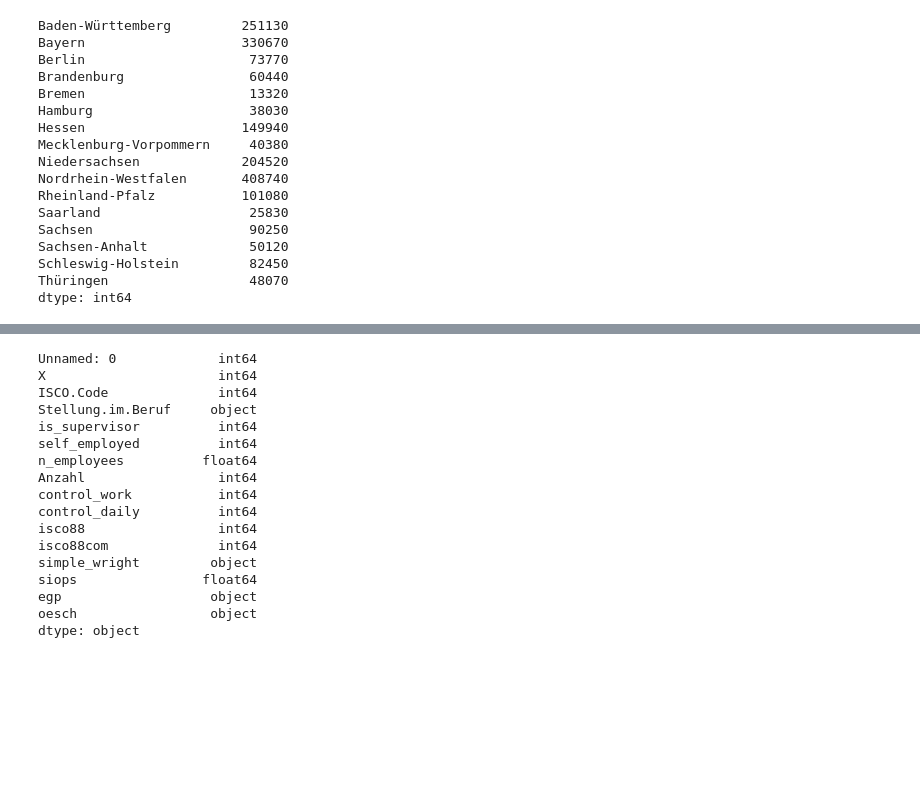
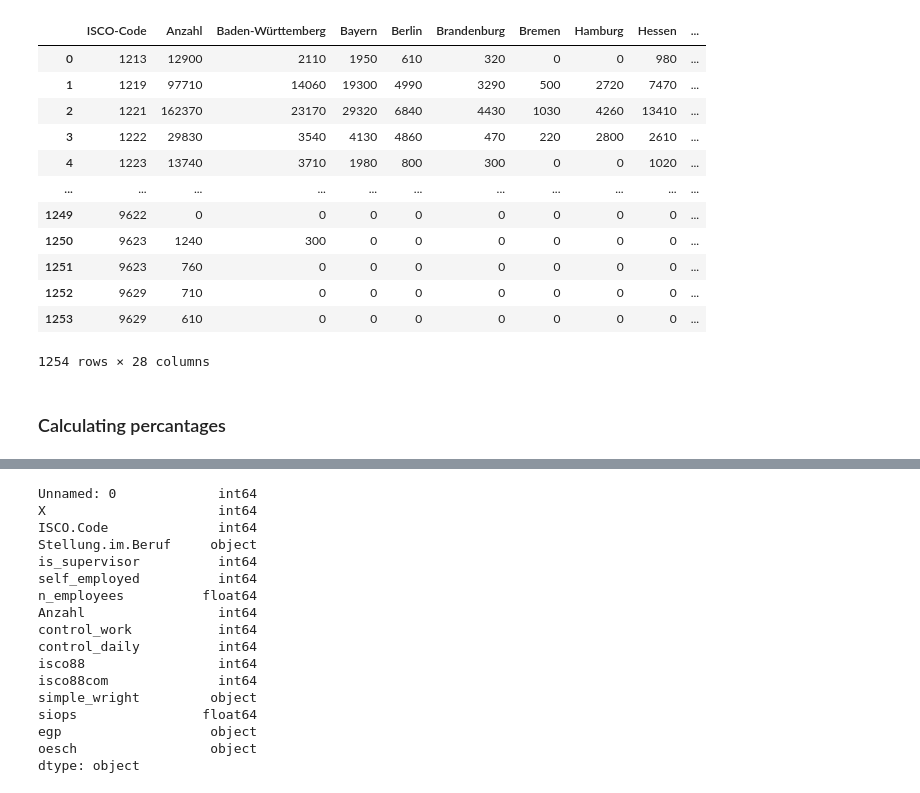
Before and after one commit to olendino/klassenanalyse, a Jupyter notebook: src/data_visualization.ipynb, the cells around one changed output, grey strips where cells are left out. Cells and saved outputs as stored; diff of their text form; code cells hidden in the pictures; blank space fills up the shorter version.

```diff
--- a/src/data_visualization.ipynb
+++ b/src/data_visualization.ipynb
@@ -23,23 +22,27 @@ livingstone_data = pd.read_csv(path_livingstone, index_col=0)  # Fixed: now load
 # Merge the datasets
 bundesländer_data = pd.merge(bundesländer_data, livingstone_data, left_on='ISCO-Code', right_on='ISCO-Code')
 #merged_data.drop(columns=['ISCO.Code'], inplace=True)
+# %%
+
+# Change 'Selbstständige ohne Beschäftigte' to 'Selbstständige'
+bundesländer_data.loc[bundesländer_data['mod_stellung_im_beruf'] == 'Selbstständige ohne Beschäftigte', 'modifiziert_livingstone'] = 'Selbstständige'
+
+# Keep 'Selbstständige mit Beschäftigten' as is
+# (this line isn't necessary if you don't need to change it, but included for clarity)
+bundesländer_data.loc[bundesländer_data['mod_stellung_im_beruf'] == 'Selbstständige mit Beschäftigten', 'modifiziert_livingstone'] = 'Selbstständige mit Beschäftigten'
 # %%
-bundesländer_data[columns].max()
+bundesländer_data
 # %% [output]
+|  | ISCO-Code | Anzahl | Baden-Württemberg | Bayern | Berlin | Brandenburg | Bremen | Hamburg | Hessen | ... |
+| 0 | 1213 | 12900 | 2110 | 1950 | 610 | 320 | 0 | 0 | 980 | ... |
+| 1 | 1219 | 97710 | 14060 | 19300 | 4990 | 3290 | 500 | 2720 | 7470 | ... |
+| 2 | 1221 | 162370 | 23170 | 29320 | 6840 | 4430 | 1030 | 4260 | 13410 | ... |
+| 3 | 1222 | 29830 | 3540 | 4130 | 4860 | 470 | 220 | 2800 | 2610 | ... |
+| 4 | 1223 | 13740 | 3710 | 1980 | 800 | 300 | 0 | 0 | 1020 | ... |
+| ... | ... | ... | ... | ... | ... | ... | ... | ... | ... | ... |
+| 1249 | 9622 | 0 | 0 | 0 | 0 | 0 | 0 | 0 | 0 | ... |
+| 1250 | 9623 | 1240 | 300 | 0 | 0 | 0 | 0 | 0 | 0 | ... |
+| 1251 | 9623 | 760 | 0 | 0 | 0 | 0 | 0 | 0 | 0 | ... |
+| 1252 | 9629 | 710 | 0 | 0 | 0 | 0 | 0 | 0 | 0 | ... |
+| 1253 | 9629 | 610 | 0 | 0 | 0 | 0 | 0 | 0 | 0 | ... |
-Baden-Württemberg         251130
-Bayern                    330670
-Berlin                     73770
-Brandenburg                60440
-Bremen                     13320
-Hamburg                    38030
-Hessen                    149940
-Mecklenburg-Vorpommern     40380
-Niedersachsen             204520
-Nordrhein-Westfalen       408740
-Rheinland-Pfalz           101080
-Saarland                   25830
-Sachsen                    90250
-Sachsen-Anhalt             50120
-Schleswig-Holstein         82450
-Thüringen                  48070
-dtype: int64
+1254 rows × 28 columns
@@ -98,0 +49,2 @@ fig.show()
+# %% [markdown]
+### Calculating percantages
```
Also changed, not shown: parts of 7 cells of this notebook, 2 other files.
